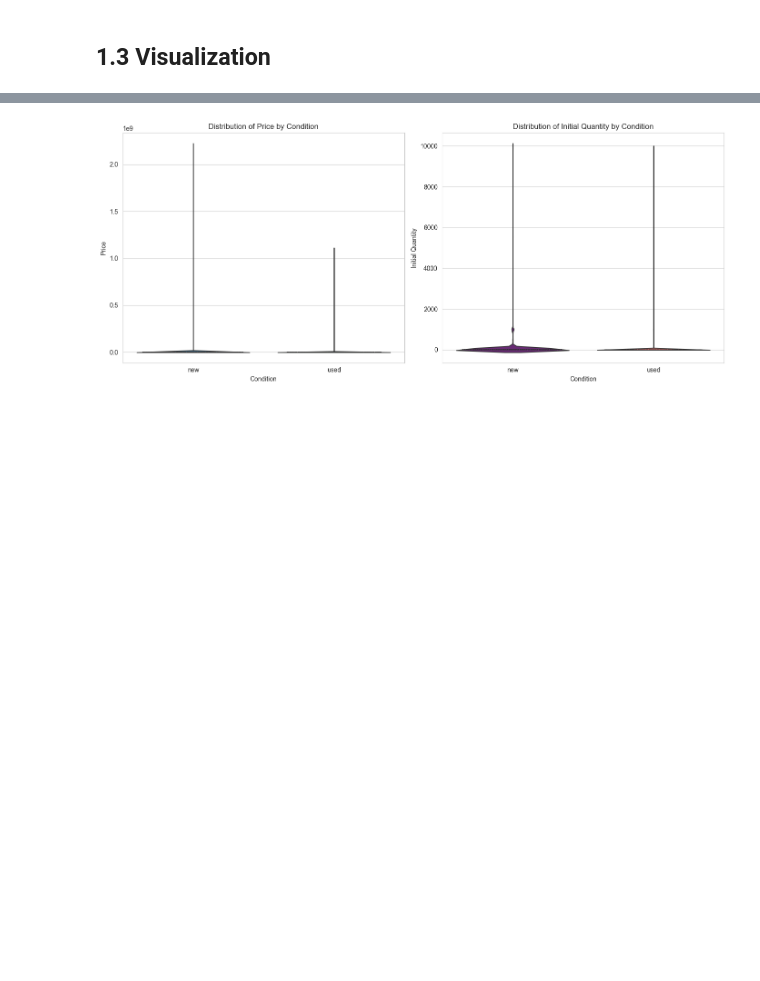
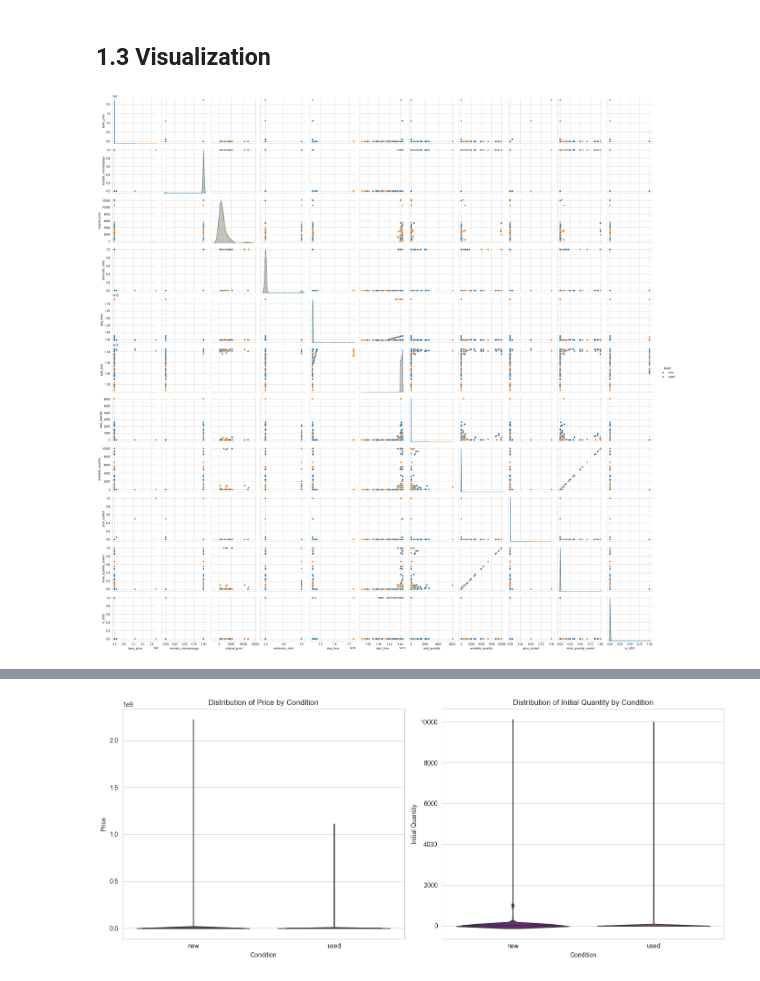
Before and after one commit to MLsound/mercadolibre-new-used-prediction, a Jupyter notebook: EDA.ipynb, the cells around one changed output, grey strips where cells are left out. Saved outputs shown, nothing was run; the diff lists cells and outputs as text; code cells hidden in the pictures; blank space fills up the shorter version.

```diff
--- a/EDA.ipynb
+++ b/EDA.ipynb
@@ -489,3 +491,21 @@ Index(['seller_address', 'warranty', 'sub_status', 'deal_ids', 'base_price',
       dtype='object')
 # %% [markdown]
 ## 1.3 Visualization
+# %%
+# Store all features in a list
+show_features = X_train_df.columns.tolist()
+id_variables = ['id', 'parent_item_id', 'official_store_id', 'category_id', 'site_id', 'video_id', 'catalog_product_id', 'deal_ids', 'seller_id', 'descriptions']
+# Remove specific features that are not needed for the analysis
+[show_features.remove(x) for x in (id_variables)]
+
+# Concat with target
+y_train_df.name = 'target'
+visual_df = pd.concat([X_train_df[show_features], y_train_df], axis=1)
+# %%
+# Create the pair plot
+sns.pairplot(visual_df, hue='target')
+
+# Display the plot
+plt.show()
+# %% [output]
+[figure, added]
```
Also changed, not shown: parts of 43 cells of this notebook, 3 other files.
